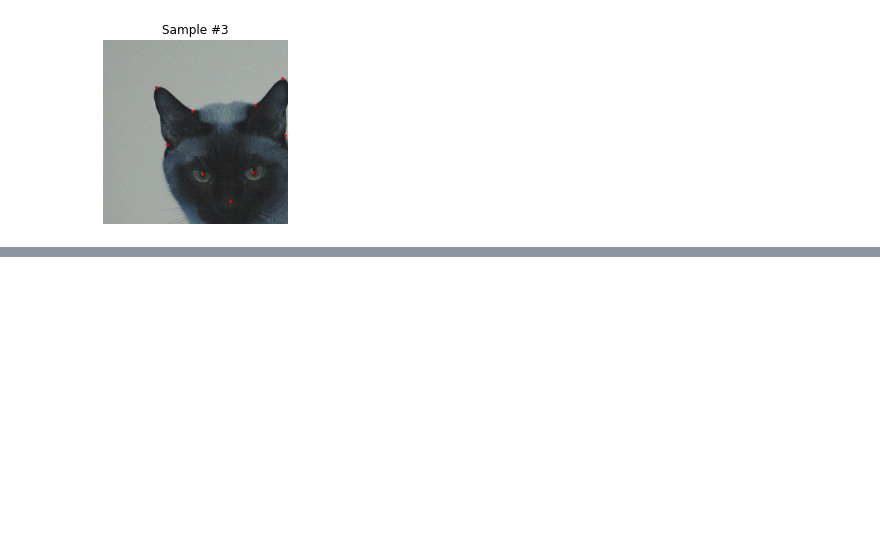
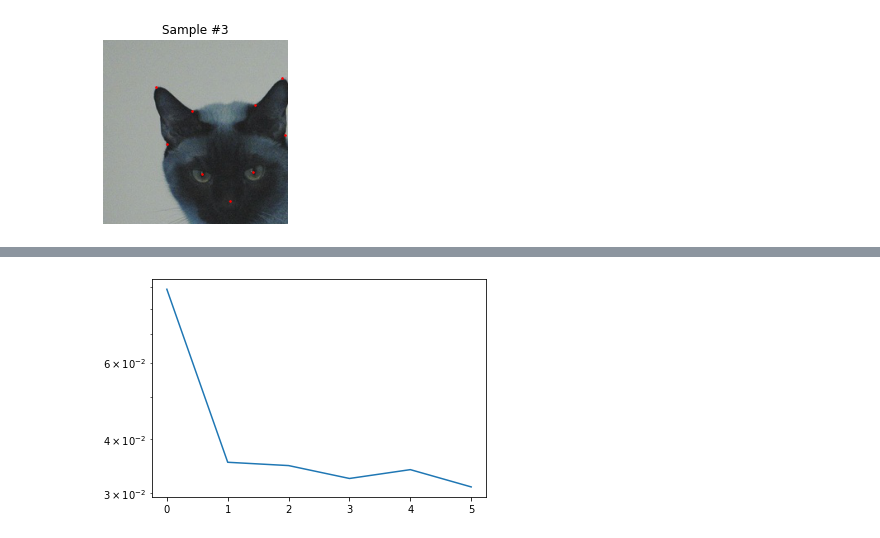
Before and after one commit to MaxVanDijck/cat-face-detection, a Jupyter notebook: model.ipynb, the cells around one changed output, grey strips where cells are left out. Cells and saved outputs as stored; diff of their text form; code cells hidden in the pictures; blank space fills up the shorter version.

```diff
--- a/model.ipynb
+++ b/model.ipynb
@@ -221,7 +222,7 @@ loss_count = 0
 
 #hyper parameters
 optimizer = optim.Adam(model.parameters(), lr=3e-4)
-epochs = 10
+epochs = 1
 
 model.train()
 for epoch in range(epochs):
@@ -247,11 +248,13 @@ for epoch in range(epochs):
 
         #print metric
         running_loss += loss.item()
-        if batch_i % 10 == 9:
-            loss_record.append(running_loss/10)
+        if batch_i % 100 == 99:
+            loss_record.append(running_loss/100)
             loss_record_count.append(loss_count)
             loss_count += 1
             running_loss=0.0
-
-plt.plot(loss_record_count, loss_record)
+            clear_output()
+            plt.plot(loss_record_count, loss_record, label='ResNet34')
+            plt.yscale('log')
+            plt.show()
 # %% [output]
@@ -275,3 +261,4 @@ Training Finished
+[figure, added]
 # %%
 def show_landmarks(image, points):
     """Show image with landmarks"""
```
Also changed, not shown: parts of 3 cells of this notebook.
